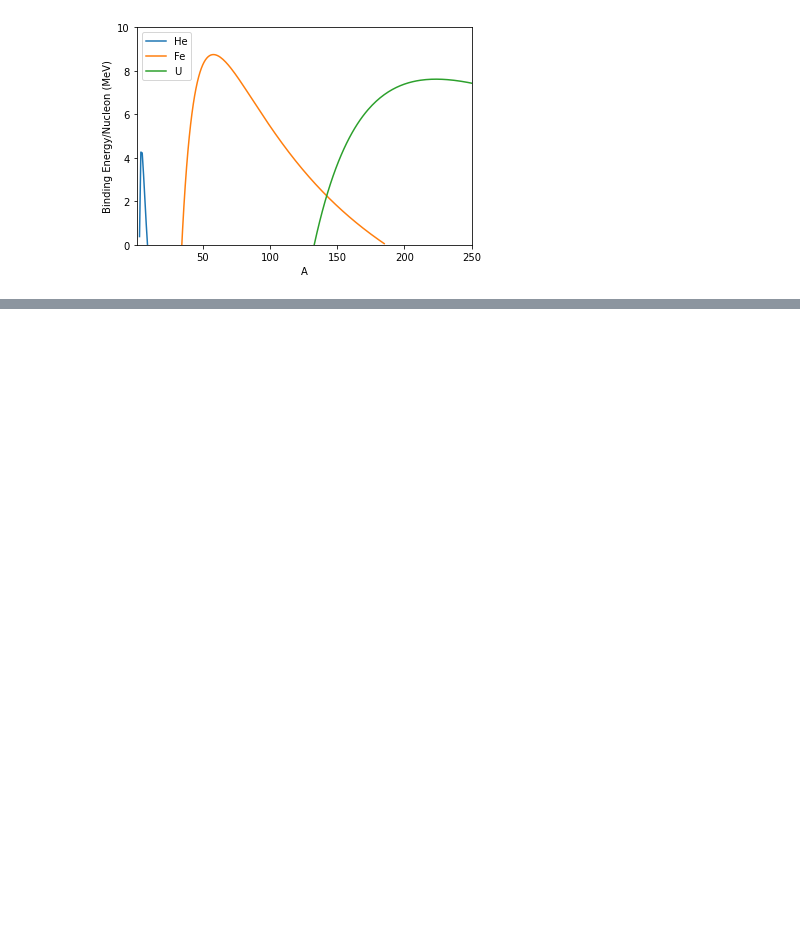
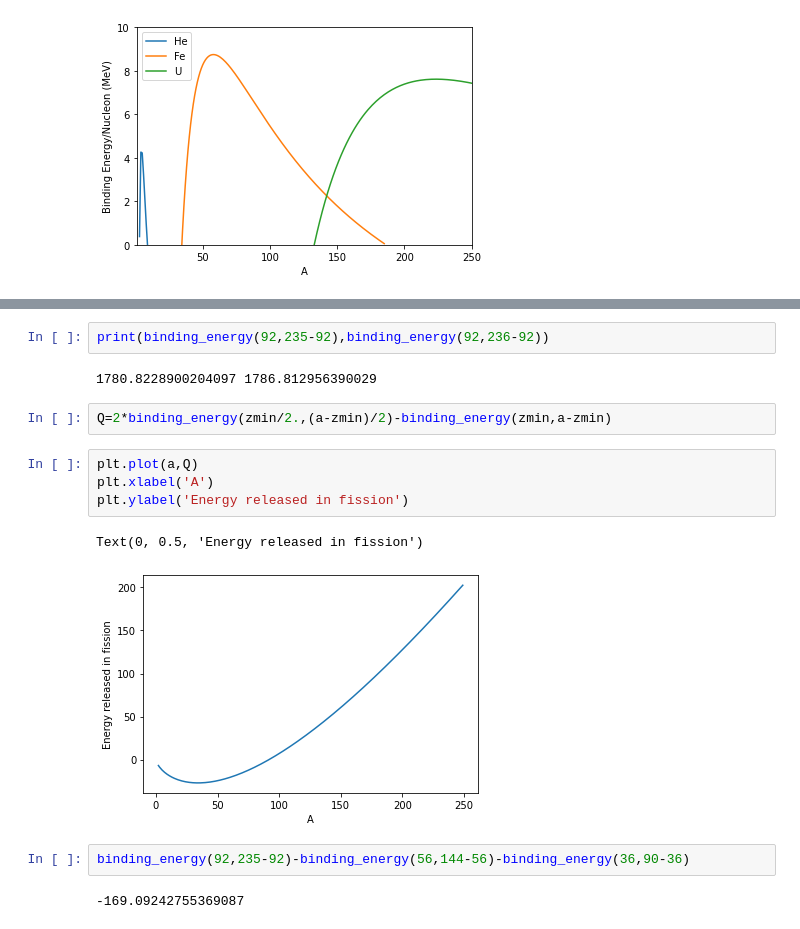
Before and after one commit to dodelson/Physics-of-Energy, a Jupyter notebook: Code/nuclear.ipynb, the cells around one changed output, grey strips where cells are left out. Saved outputs shown, nothing was run; the diff lists cells and outputs as text; blank space fills up the shorter version.

```diff
--- a/Code/nuclear.ipynb
+++ b/Code/nuclear.ipynb
@@ -56,0 +53,17 @@ print(binding_energy(92,235-92),binding_energy(92,236-92))
+# %%
+print(binding_energy(92,235-92),binding_energy(92,236-92))
+# %% [output]
+1780.8228900204097 1786.812956390029
+# %%
+Q=2*binding_energy(zmin/2.,(a-zmin)/2)-binding_energy(zmin,a-zmin)
+# %%
+plt.plot(a,Q)
+plt.xlabel('A')
+plt.ylabel('Energy released in fission')
+# %% [output]
+Text(0, 0.5, 'Energy released in fission')
+[figure, added]
+# %%
+binding_energy(92,235-92)-binding_energy(56,144-56)-binding_energy(36,90-36)
+# %% [output]
+-169.09242755369087
```
Also changed, not shown: parts of 6 cells of this notebook.
